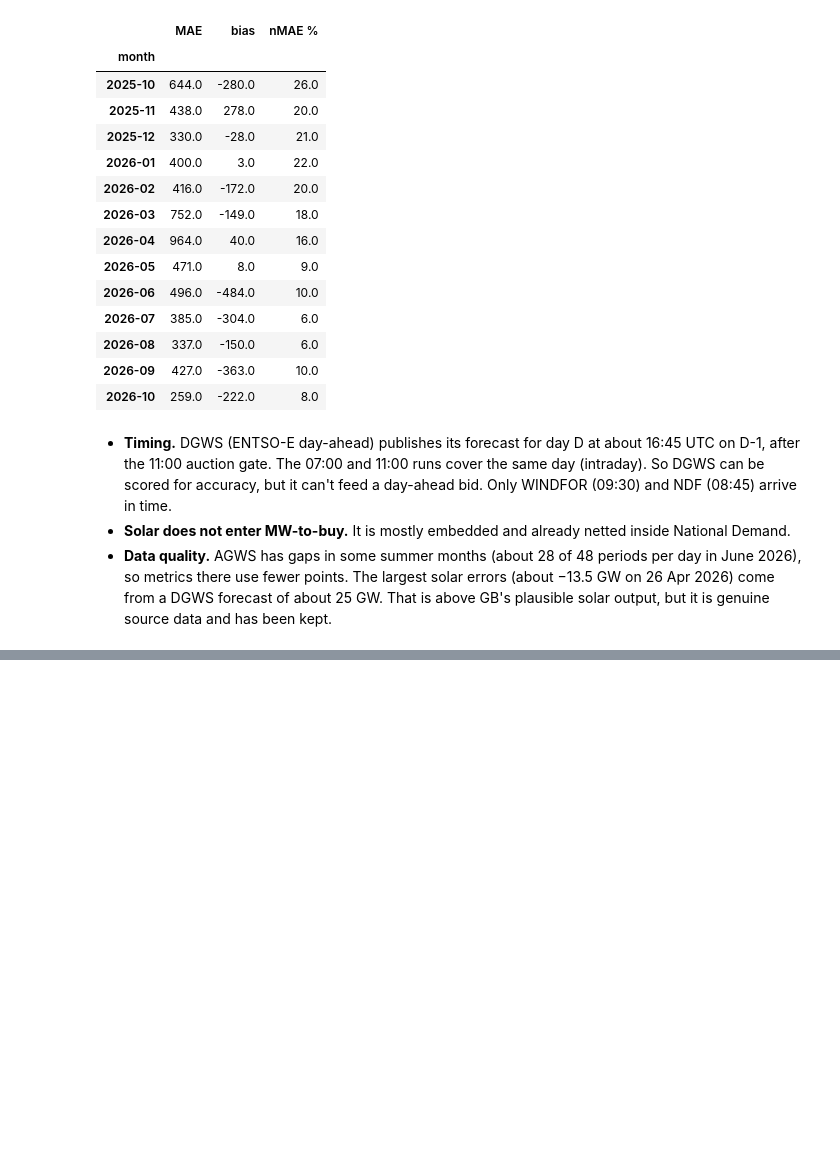
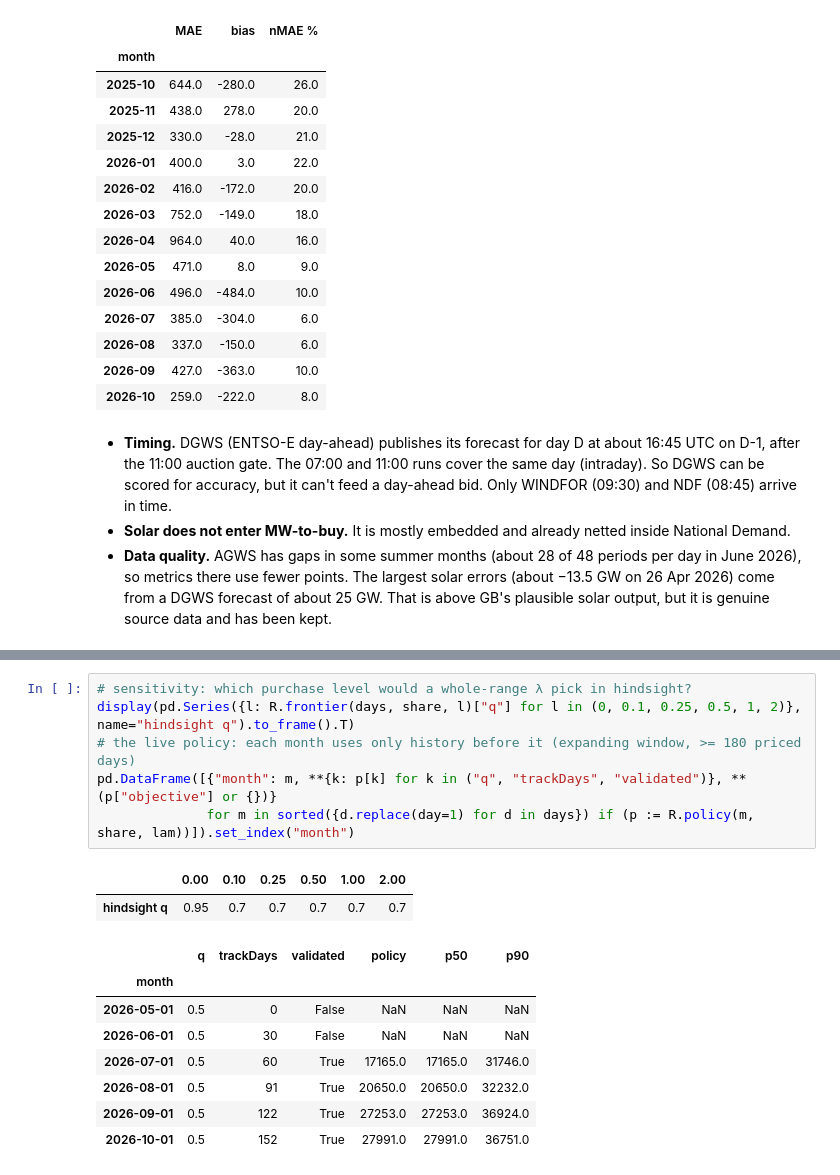
Before and after one commit to arcxx1995/uk-wind-forecast-monitor, a Jupyter notebook: notebooks/analysis.ipynb, the cells around one changed output, grey strips where cells are left out. Cells and saved outputs as stored; diff of their text form; blank space fills up the shorter version.

```diff
--- a/notebooks/analysis.ipynb
+++ b/notebooks/analysis.ipynb
@@ -215,0 +271,17 @@ Caveats: 13 months of history; FUELHH vs AGWS scope is inferred from the data, n
+# %%
+# sensitivity: which purchase level would a whole-range λ pick in hindsight?
+display(pd.Series({l: R.frontier(days, share, l)["q"] for l in (0, 0.1, 0.25, 0.5, 1, 2)}, name="hindsight q").to_frame().T)
+# the live policy: each month uses only history before it (expanding window, >= 180 priced days)
+pd.DataFrame([{"month": m, **{k: p[k] for k in ("q", "trackDays", "validated")}, **(p["objective"] or {})}
+              for m in sorted({d.replace(day=1) for d in days}) if (p := R.policy(m, share, lam))]).set_index("month")
+# %% [output]
+|  | 0.00 | 0.10 | 0.25 | 0.50 | 1.00 | 2.00 |
+| hindsight q | 0.95 | 0.7 | 0.7 | 0.7 | 0.7 | 0.7 |
+|  | q | trackDays | validated | policy | p50 | p90 |
+| month |  |  |  |  |  |  |
+| 2026-05-01 | 0.5 | 0 | False | NaN | NaN | NaN |
+| 2026-06-01 | 0.5 | 30 | False | NaN | NaN | NaN |
+| 2026-07-01 | 0.5 | 60 | True | 17165.0 | 17165.0 | 31746.0 |
+| 2026-08-01 | 0.5 | 91 | True | 20650.0 | 20650.0 | 32232.0 |
+| 2026-09-01 | 0.5 | 122 | True | 27253.0 | 27253.0 | 36924.0 |
+| 2026-10-01 | 0.5 | 152 | True | 27991.0 | 27991.0 | 36751.0 |
```
Also changed, not shown: parts of 16 cells of this notebook, 54 other files.
